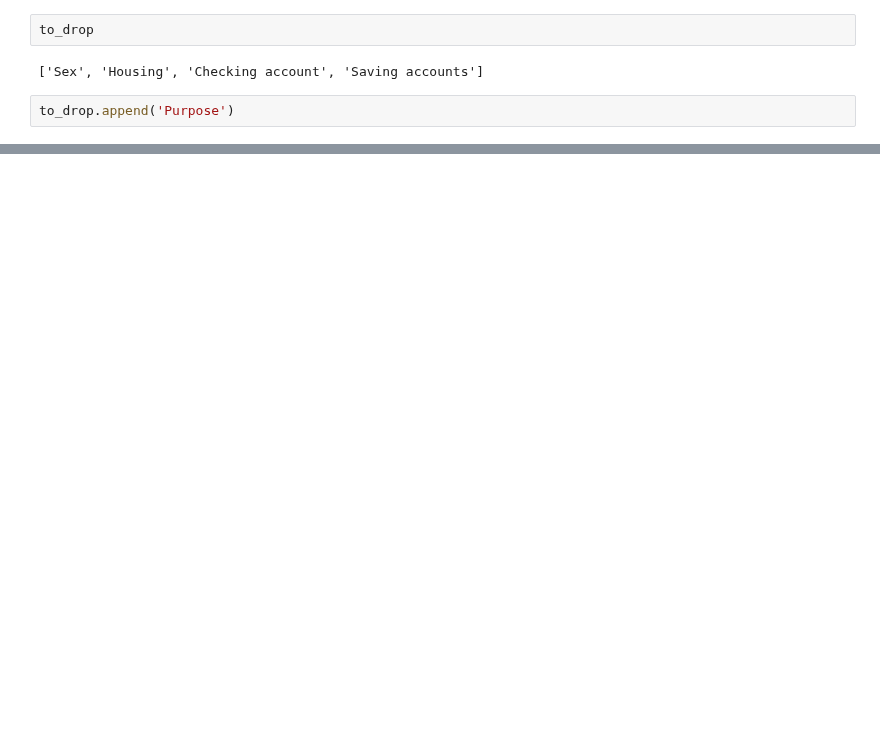
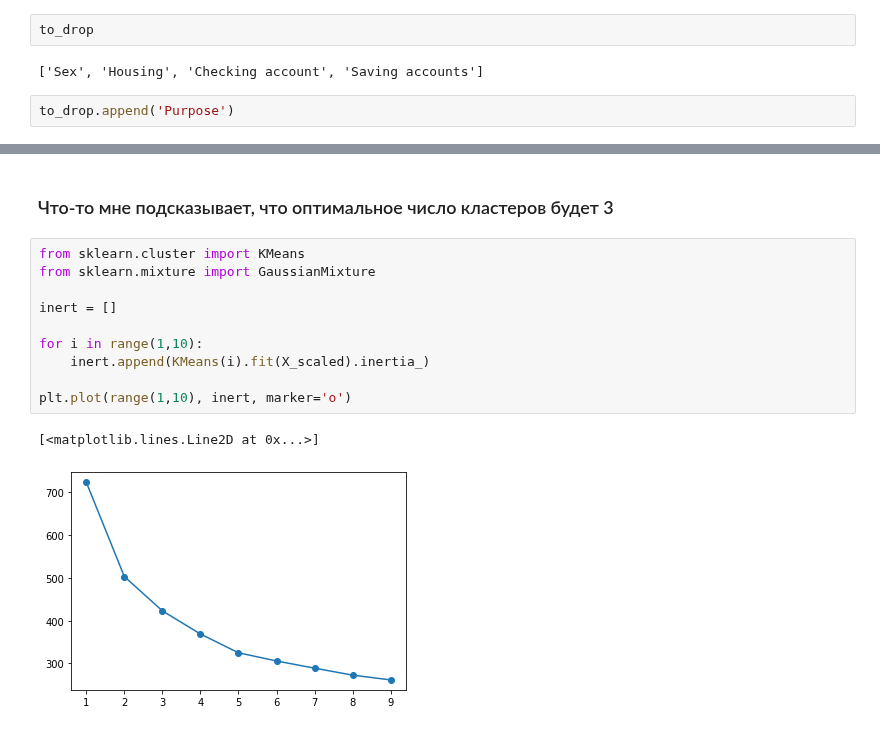
Before and after one commit to TefloniusMonk/intro, a Jupyter notebook: notebooks/german_credit.ipynb, the cells around one changed output, grey strips where cells are left out. Cells and saved outputs as stored; diff of their text form; blank space fills up the shorter version.

```diff
--- a/notebooks/german_credit.ipynb
+++ b/notebooks/german_credit.ipynb
@@ -194,0 +218,15 @@ plt.show()
+# %% [markdown]
+### Что-то мне подсказывает, что оптимальное число кластеров будет 3
+# %%
+from sklearn.cluster import KMeans
+from sklearn.mixture import GaussianMixture
+
+inert = []
+
+for i in range(1,10):
+    inert.append(KMeans(i).fit(X_scaled).inertia_)
+
+plt.plot(range(1,10), inert, marker='o')
+# %% [output]
+[<matplotlib.lines.Line2D at 0x...>]
+[figure, added]
```
Also changed, not shown: parts of 31 cells of this notebook.
